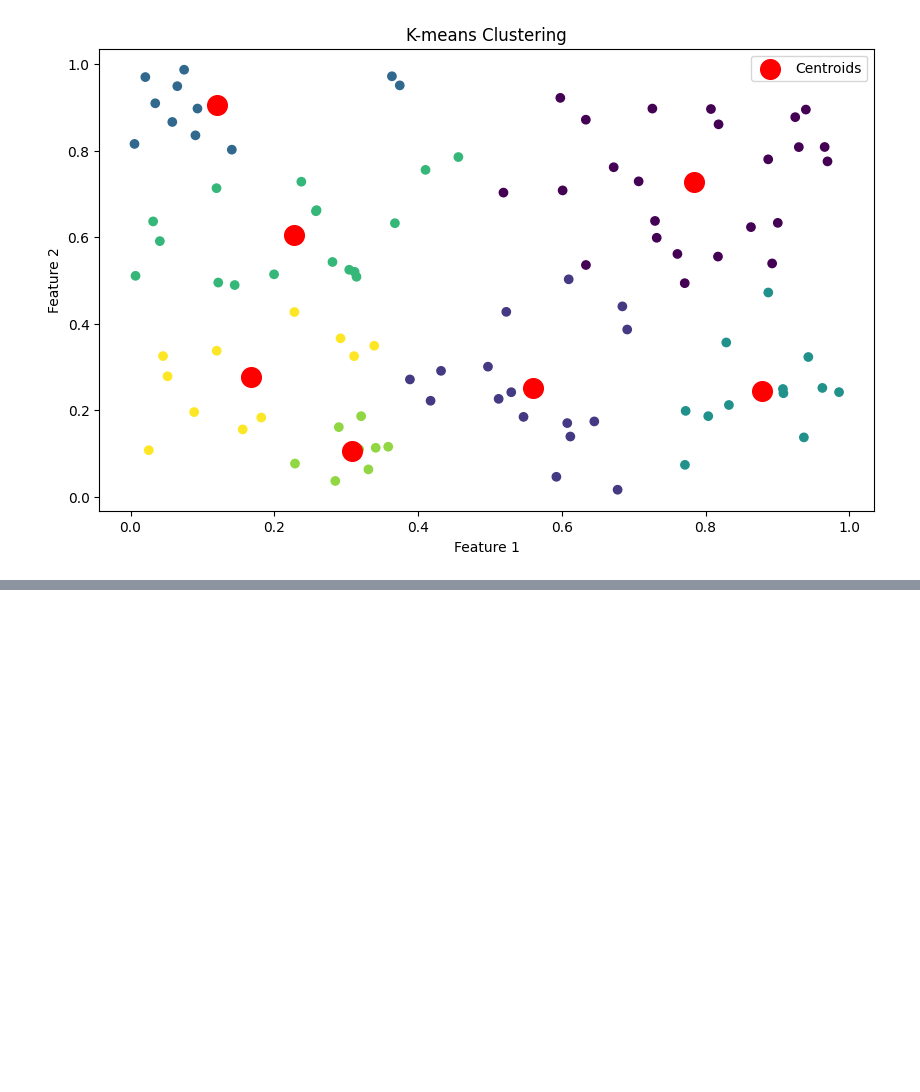
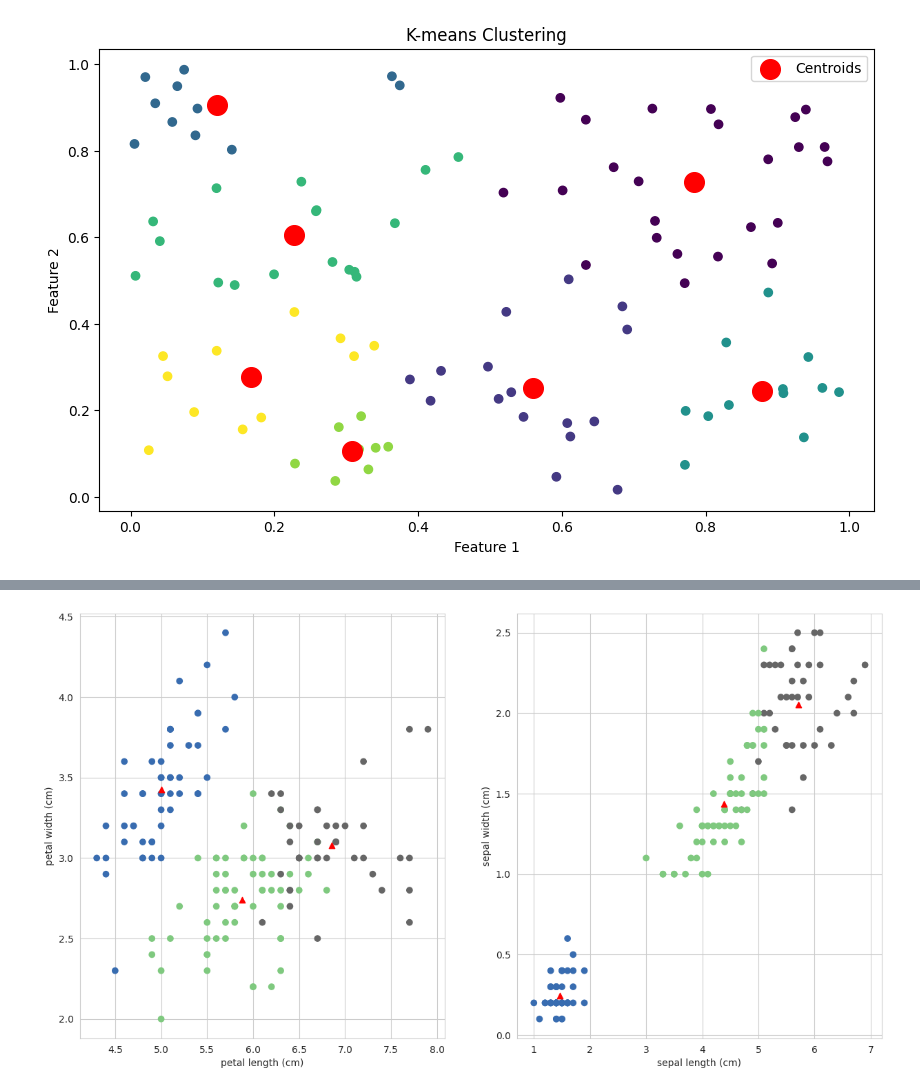
Before and after one commit to rifah07/Basic-of-Python-for-ML, a Jupyter notebook: K-means.ipynb, the cells around one changed output, grey strips where cells are left out. Drawn from its saved outputs; the diff is of its cells as text; code cells hidden in the pictures; blank space fills up the shorter version.

```diff
--- a/K-means.ipynb
+++ b/K-means.ipynb
@@ -38,0 +67,3 @@ plt.show()
+# %%
+kmeans_final= KMeans(n_clusters=3, random_state=1)
+kmeans_final.fit(X)
@@ -38,0 +78,3 @@ plt.show()
+# %%
+predict= kmeans_final.fit_predict(X)
+predict
@@ -38,0 +89,22 @@ plt.show()
+# %%
+plt.figure(figsize=(15,8))
+plt.subplot(1,2,1)
+plt.scatter(X[:,0],X[:,1],c = predict, cmap=cm.Accent)
+plt.grid(True)
+for center in kmeans_final.cluster_centers_:
+    center = center[:2]
+    plt.scatter(center[0],center[1],marker = '^',c = 'red')
+plt.xlabel("petal length (cm)")
+plt.ylabel("petal width (cm)")
+
+plt.subplot(1,2,2)
+plt.scatter(X[:,2],X[:,3],c = predict, cmap=cm.Accent)
+plt.grid(True)
+for center in kmeans_final.cluster_centers_:
+    center = center[2:4]
+    plt.scatter(center[0],center[1],marker = '^',c = 'red')
+plt.xlabel("sepal length (cm)")
+plt.ylabel("sepal width (cm)")
+plt.show()
+# %% [output]
+[figure, added]
```
Also changed, not shown: parts of 9 cells of this notebook.
